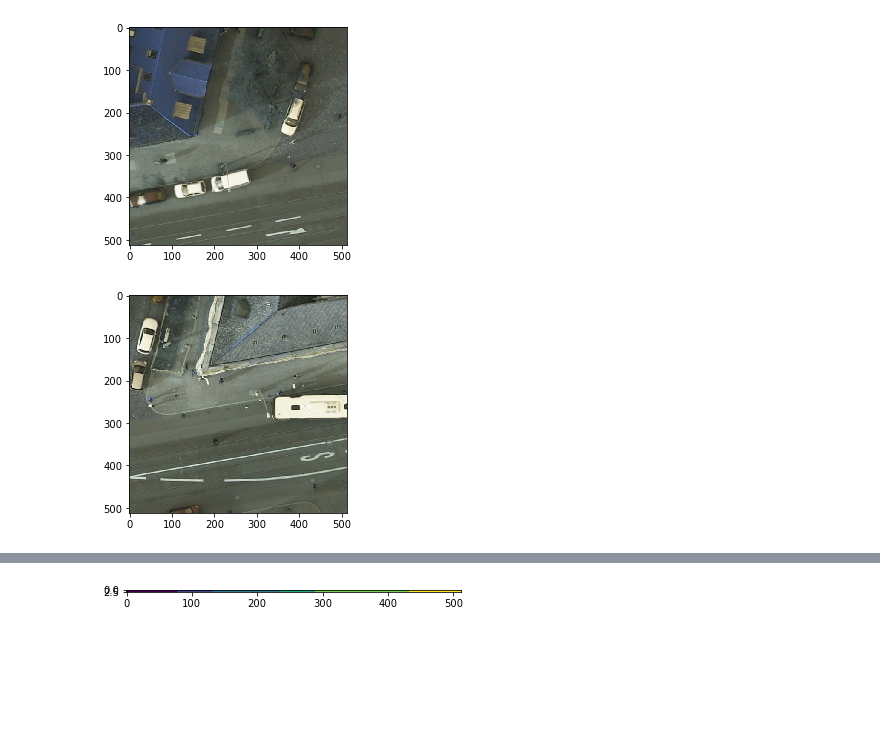
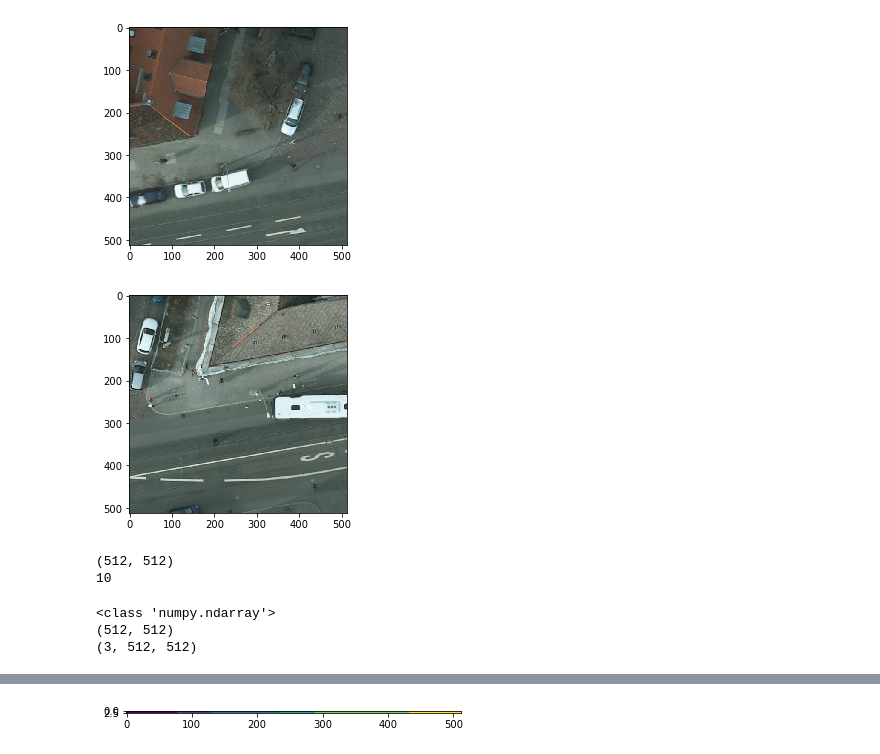
Before and after one commit to aspenmanning/learn_python, a Jupyter notebook: Assignment_093019.ipynb, the cells around one changed output, grey strips where cells are left out. Drawn from its saved outputs; the diff is of its cells as text; code cells hidden in the pictures; blank space fills up the shorter version.

```diff
--- a/Assignment_093019.ipynb
+++ b/Assignment_093019.ipynb
@@ -23,8 +23,8 @@ def window_resize(x_inc):
 # %%
 from rasterio.plot import show
 for i in range(x_corner, x_corner + x_inc +1, x_inc):
-    win = src.read([3,2,1], window = Window(i, y_corner,x_inc, x_inc))
+    win = src.read([1,2,3], window = Window(i, y_corner,x_inc, x_inc))
     show(win)
 # %% [output]
-[figure, old version]
+[figure, new version]
-[figure, old version]
+[figure, new version]
@@ -40 +62,10 @@ for i in [0, 2, 5, 10]:
+# %%
+from skimage.color import rgb2gray
+from skimage.filters import sobel
+win4water = sobel(rgb2gray(win.transpose(1, 2, 0)))
+print(win4water.shape)
+print(params["compactness"])
+# %% [output]
+(512, 512)
+10
 # %%
@@ -42,3 +73,11 @@ ws = watershed(win, **params)
+# %%
+print(type(ws))
+print(ws.shape)
+print(win.shape)
+# %% [output]
+<class 'numpy.ndarray'>
+(512, 512)
+(3, 512, 512)
 # %%
 from rasterio import Affine
 from rasterio import features
```
Also changed, not shown: parts of 8 cells of this notebook.
